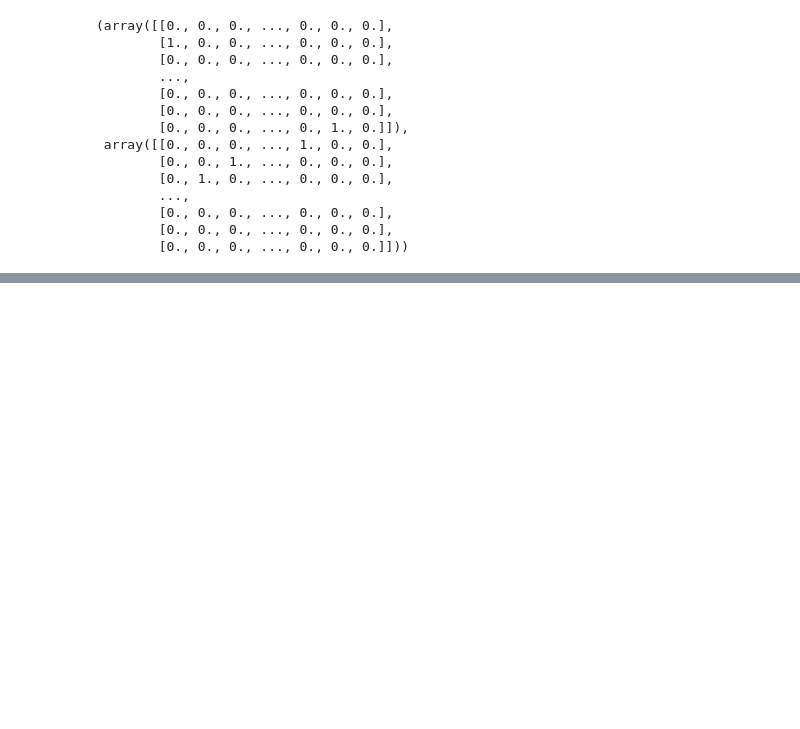
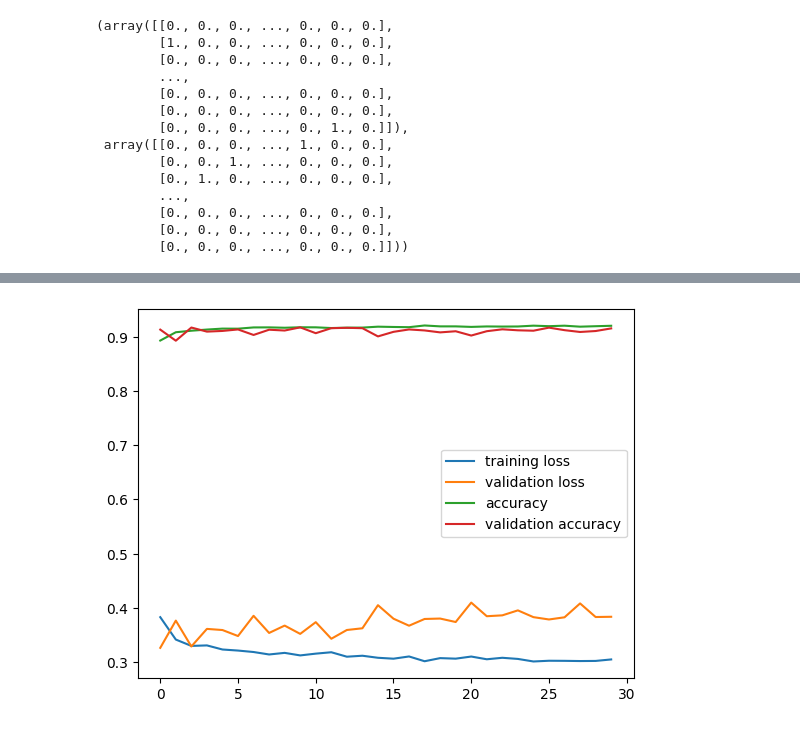
Before and after one commit to kshithij-code/DeepL, a Jupyter notebook: MNIST.ipynb, the cells around one changed output, grey strips where cells are left out. Drawn from its saved outputs; the diff is of its cells as text; code cells hidden in the pictures; blank space fills up the shorter version.

```diff
--- a/MNIST.ipynb
+++ b/MNIST.ipynb
@@ -39,3 +40,14 @@ y_train,y_test
         [0., 0., 0., ..., 0., 0., 0.],
         [0., 0., 0., ..., 0., 0., 0.],
         [0., 0., 0., ..., 0., 0., 0.]]))
+# %%
+X_train=X_train/255
+X_test=X_test/255
+# %%
+model=Sequential()
+model.add(Input((784,)))
+model.add(Dense(10,activation="softmax"))
+# model.add(Dense())
+model.summary()
+model.compile(optimizer=Adam(learning_rate=0.01),loss="categorical_crossentropy",metrics=['accuracy'])
+# callbacks=ModelCheckpoint
@@ -41,0 +64,3 @@ y_train,y_test
+# %%
+# cp=ModelCheckpoint("my_model.keras",save_best_only=True,mode="min")
+res=model.fit(X_train,y_train,epochs=30,batch_size=32,validation_split=0.2)
@@ -41,0 +90,9 @@ y_train,y_test
+# %%
+plt.plot(res.history["loss"],label="training loss")
+plt.plot(res.history["val_loss"],label="validation loss")
+plt.plot(res.history["accuracy"],label="accuracy")
+plt.plot(res.history["val_accuracy"],label="validation accuracy")
+plt.legend()
+plt.show()
+# %% [output]
+[figure, added]
```
Also changed, not shown: parts of 4 cells of this notebook, 2 other files.
